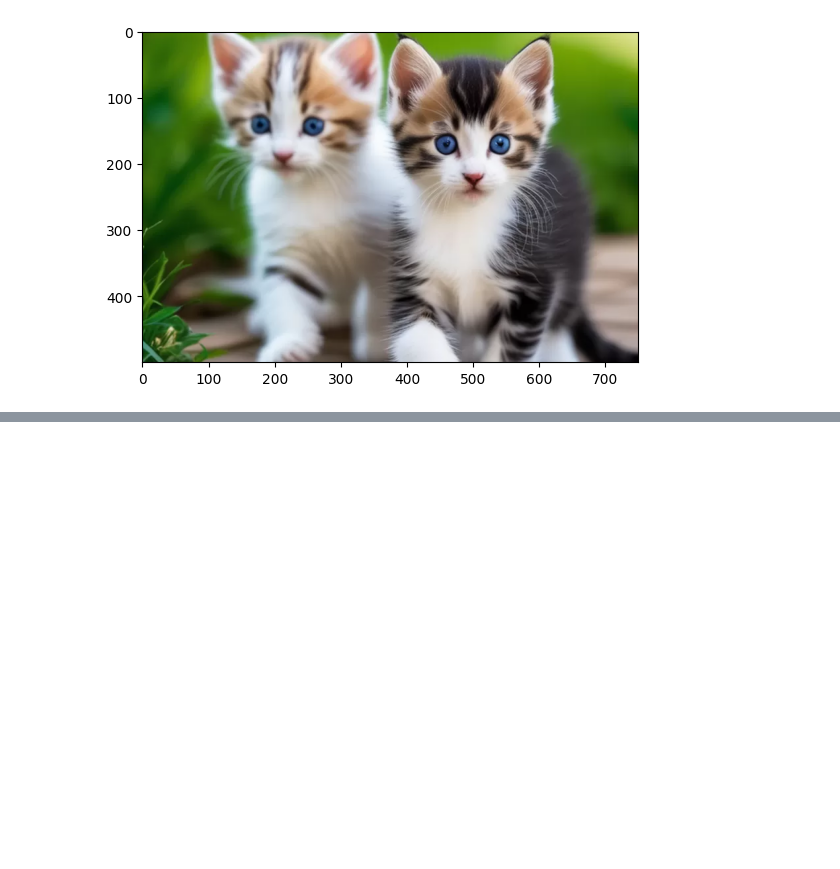
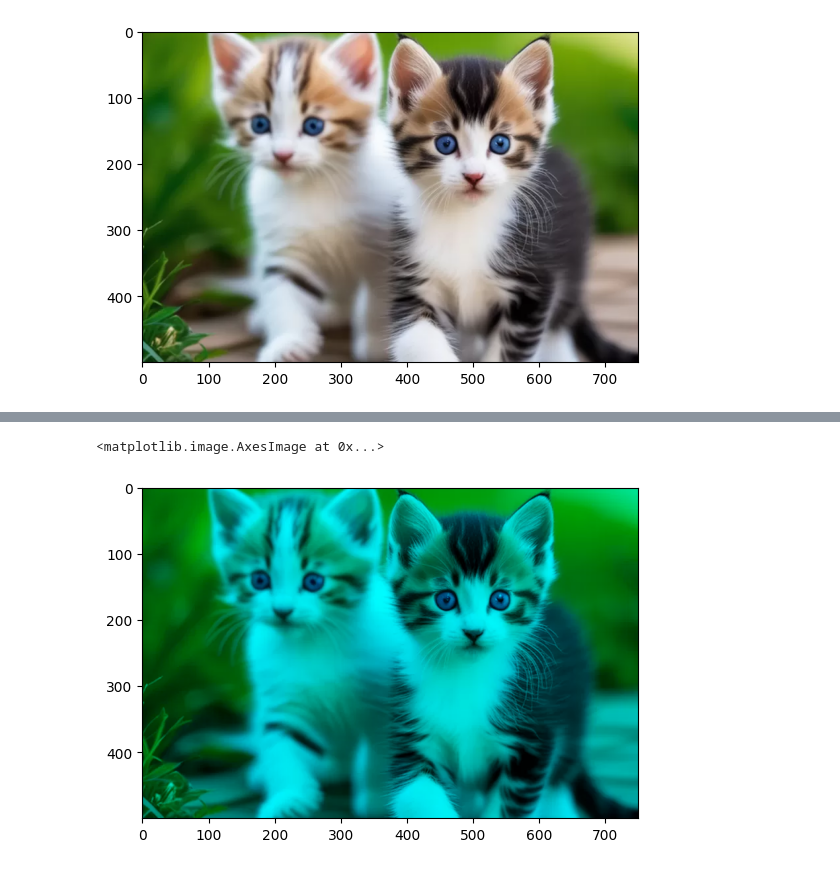
Before and after one commit to langodayyy/pcvk, a Jupyter notebook: pcvk_week2.ipynb, the cells around one changed output, grey strips where cells are left out. Saved outputs shown, nothing was run; the diff lists cells and outputs as text; code cells hidden in the pictures; blank space fills up the shorter version.

```diff
--- a/pcvk_week2.ipynb
+++ b/pcvk_week2.ipynb
@@ -182,0 +178,8 @@ plt.imshow(image_rgb)
+# %%
+#green-blue cahnnel
+green_blue = image_rgb.copy()
+green_blue[:, :, 0] = 0
+plt.imshow(green_blue)
+# %% [output]
+<matplotlib.image.AxesImage at 0x...>
+[figure, added]
```
Also changed, not shown: parts of 10 cells of this notebook.
